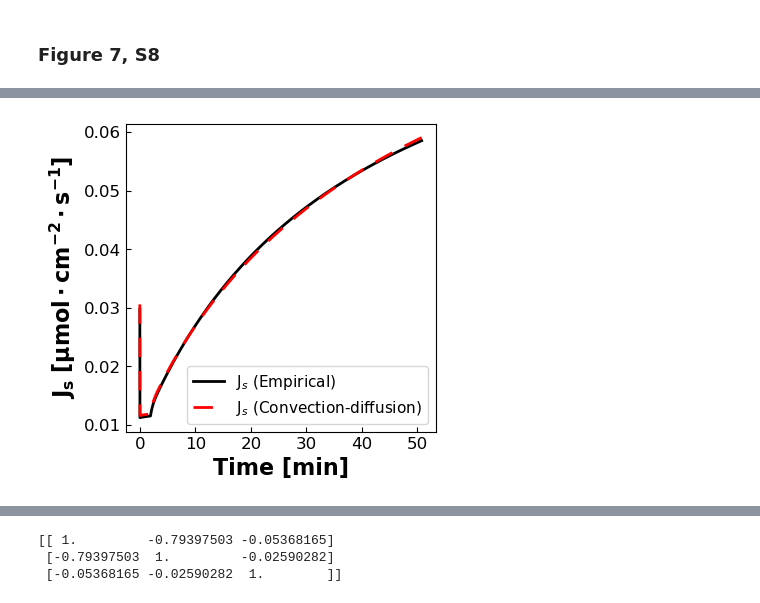
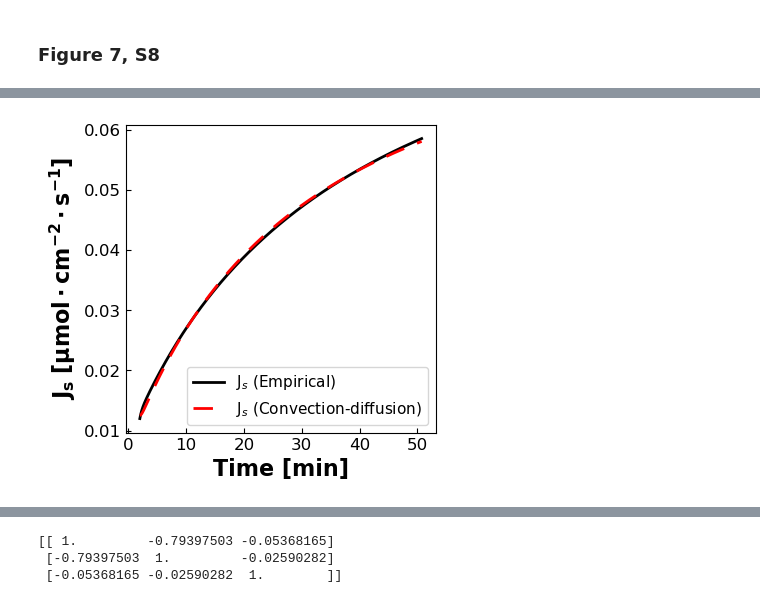
Before and after one commit to dowlinglab/dynamic-diafiltration-pyomo, a Jupyter notebook: DATA2_visualization.ipynb, the cells around one changed output, grey strips where cells are left out. Drawn from its saved outputs; the diff is of its cells as text; code cells hidden in the pictures.

```diff
--- a/DATA2_visualization.ipynb
+++ b/DATA2_visualization.ipynb
@@ -165,7 +171,7 @@ def model_convection(sim_data):
 
     # Sets
     n = len(sim_data["Js"])
-    model.i = RangeSet(n)
+    model.i = RangeSet(sim_data.index[0]+1,sim_data.index[-1]+1)
 
     # Parameters
     model.J_w = Param(model.i, initialize=lambda model, i: sim_data["Jw"][i-1],mutable=True)
@@ -175,19 +181,25 @@ def model_convection(sim_data):
 
     # Variables
     model.Js = Var(model.i,initialize=lambda model, i: sim_data["Jw"][i-1])
-    model.K = Var(model.i,initialize=1.0, bounds=(1e-6,10))  # Initialize K to 1.0
+    model.K = Var(model.i,initialize=1.0, bounds=(0.01,1.2))  # Initialize K to 1.0
     #model.k2 = Var(initialize=1.0)
     model.k1 = Var(initialize=1.7148048813581108e-06)
     model.k0 = Var(initialize=0.0004391022490177602)
-    model.D_l = Var(initialize=2.871153569590093, within=NonNegativeReals, bounds=(1e-3,10))  # Initialize D_l to 1.0 cm/s
+    model.D_l = Var(initialize=1e-4, within=NonNegativeReals, bounds=(1e-6,1e-4))  # Initialize D_l to 1.0 cm/s
     #model.D_l.fixed=True
 
     @model.Constraint(model.i)
     def partition(model, i):
-        return model.K[i]*1e3 == model.k1 * model.c_in[i] + model.k0*1e3
+        # return model.K[i]*1e3 == model.k1 * model.c_in[i] + model.k0*1e3 # Why is this 1e3 here? Is this a units thing?
+        # AD: removed 1e3 to see what happends
+        return model.K[i] == model.k1 * model.c_in[i] + model.k0
+        # return model.K[i] == 1
+        # return Constraint.Skip
     @model.Constraint(model.i)
     def convection(model, i):
-        return model.Js[i] * (exp(model.J_w[i] / model.D_l) - 1) == model.J_w[i] * model.K[i] * (model.c_in[i] * exp(model.J_w[i] / model.D_l) - model.c_h[i])
+        # Trick from AD: exp(x/y) = exp(x) - exp(y)
+        # This really improved convergence
+        return model.Js[i] * (exp(model.J_w[i]) - exp(model.D_l) - 1) == model.J_w[i] * model.K[i] * (model.c_in[i] * (exp(model.J_w[i]) - exp(model.D_l)) - model.c_h[i])
 
     # Objective: Minimize the sum of squared errors
     model.FirstStageCost = Expression(rule=0)
@@ -217,5 +229,7 @@ data_stru = loadmat('data_library/data_stru-dataset270611.123.mat')['data_stru']
 fname = 'data_library/sim_data-dat'+str(data_stru['dataset'])
 sim_data=pd.read_csv(fname+".csv")
 
-model=model_convection(sim_data)
+no_startup = sim_data.loc[sim_data["time"]>120]
+
+no_startup.head()
 # %% [output]
@@ -238,0 +243,2 @@ Optimal D_l: 2.8711997041216146
+# %%
+model=model_convection(no_startup)
@@ -240,10 +264,12 @@ Optimal D_l: 2.8711997041216146
 # Calculate predicted J_s values
 predicted_J_s = [value(model.Js[i]) for i in model.i]
 
+my_data = no_startup
+
 # Visualization
 fig = plt.figure(figsize=(4, 4))
-plt.plot(sim_data["cIn"], sim_data["Js"], 'k-', label='J$_s$ (Empirical)', lw=2)
-plt.plot(sim_data["cIn"], predicted_J_s, 'r--', dashes=(8, 4),label='J$_s$ (Convection-diffusion)', lw=2)
+plt.plot(my_data["cIn"], my_data["Js"], 'k-', label='J$_s$ (Empirical)', lw=2)
+plt.plot(my_data["cIn"], predicted_J_s, 'r--', dashes=(8, 4),label='J$_s$ (Convection-diffusion)', lw=2)
 plt.xlabel('c$\mathbf{_{in,f}}$ [mM]',fontsize=16,fontweight='bold')
 plt.ylabel('J$\mathbf{_s\ [\mu mol \cdot cm^{-2} \cdot s^{-1}]}$',fontsize=16,fontweight='bold')
 plt.xticks(fontsize=12)
@@ -259,20 +302,20 @@ fig.savefig(fname+'.png',dpi=300,bbox_inches='tight')
 # %%
 # Calculate predicted J_s values
 predicted_J_s = [value(model.Js[i]) for i in model.i]
 
 # Visualization
 fig = plt.figure(figsize=(4, 4))
-plt.plot(sim_data["time"]/60, sim_data["Js"], 'k-', label='J$_s$ (Empirical)', lw=2)
-plt.plot(sim_data["time"]/60, predicted_J_s, 'r--', dashes=(7, 5),label='J$_s$ (Convection-diffusion)', lw=2)
+plt.plot(my_data["time"]/60, my_data["Js"], 'k-', label='J$_s$ (Empirical)', lw=2)
+plt.plot(my_data["time"]/60, predicted_J_s, 'r--', dashes=(7, 5),label='J$_s$ (Convection-diffusion)', lw=2)
 plt.xlabel('Time [min]',fontsize=16,fontweight='bold')
 plt.ylabel('J$\mathbf{_s\ [\mu mol \cdot cm^{-2} \cdot s^{-1}]}$',fontsize=16,fontweight='bold')
 plt.xticks(fontsize=12)
 plt.yticks(fontsize=12)
 plt.tick_params(direction="in")
 plt.legend(fontsize=11,loc="best")
 plt.show()
 
 fname = 'Js_predict'
 fig.savefig(fname+'.png',dpi=300,bbox_inches='tight')
 # %% [output]
-[figure, old version]
+[figure, new version]
```
Also changed, not shown: parts of 10 cells of this notebook, 8 other files.
